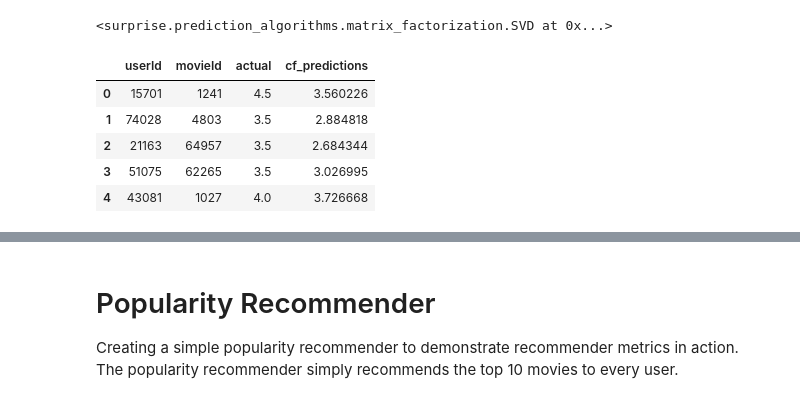
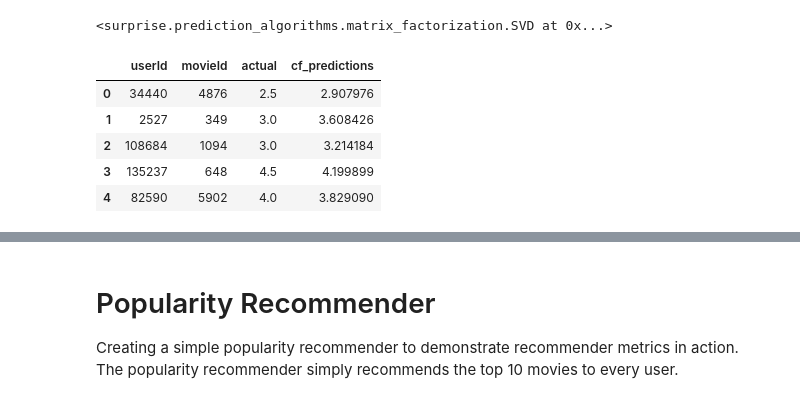
Before and after one commit to statisticianinstilettos/recmetrics, a Jupyter notebook: example_2.ipynb, the cells around one changed output, grey strips where cells are left out. Cells and saved outputs as stored; diff of their text form; code cells hidden in the pictures.

```diff
--- a/example_2.ipynb
+++ b/example_2.ipynb
@@ -29,0 +38,3 @@ users = users[users>n].index.tolist()
+# %%
+ratings = ratings.query('userId in @users')
+ratings = ratings.query('movieId in @movies')
@@ -104,15 +109,16 @@ algo.fit(trainset)
 # %%
 #make predictions on test set.
 #for test we only care about highly rated movies
 test = algo.test(testset)
 test = pd.DataFrame(test)
 test.drop("details", inplace=True, axis=1)
 test.columns = ['userId', 'movieId', 'actual', 'cf_predictions']
+test_long = test.copy()
 test.head()
 # %% [output]
 |  | userId | movieId | actual | cf_predictions |
-| 0 | 15701 | 1241 | 4.5 | 3.560226 |
-| 1 | 74028 | 4803 | 3.5 | 2.884818 |
-| 2 | 21163 | 64957 | 3.5 | 2.684344 |
-| 3 | 51075 | 62265 | 3.5 | 3.026995 |
-| 4 | 43081 | 1027 | 4.0 | 3.726668 |
+| 0 | 34440 | 4876 | 2.5 | 2.907976 |
+| 1 | 2527 | 349 | 3.0 | 3.608426 |
+| 2 | 108684 | 1094 | 3.0 | 3.214184 |
+| 3 | 135237 | 648 | 4.5 | 4.199899 |
+| 4 | 82590 | 5902 | 4.0 | 3.829090 |
```
Also changed, not shown: parts of 34 cells of this notebook.
